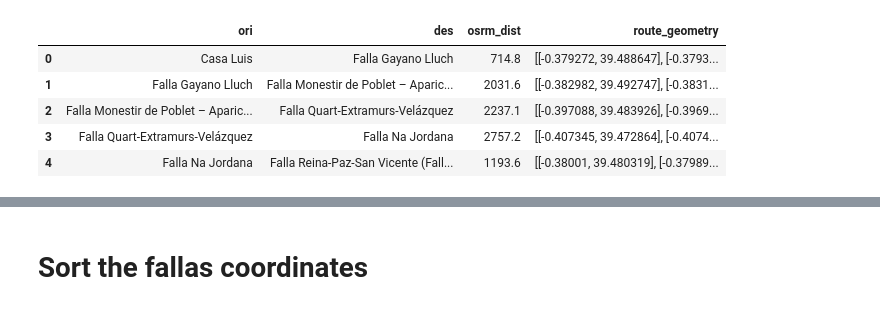
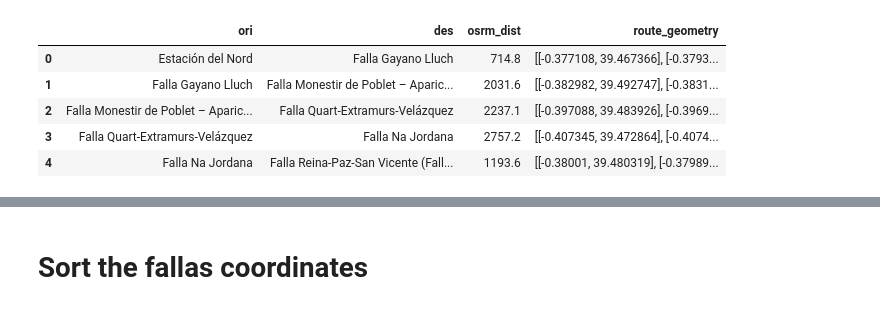
Before and after one commit to palmaluisen/tsp-fallas-valencia, a Jupyter notebook: notebooks/create_maps.ipynb, the cells around one changed output, grey strips where cells are left out. Drawn from its saved outputs; the diff is of its cells as text; code cells hidden in the pictures.

```diff
--- a/notebooks/create_maps.ipynb
+++ b/notebooks/create_maps.ipynb
@@ -3,11 +3,11 @@
 import pandas as pd
 # %%
 # Load datasets
-df_routes = pd.read_csv('data/df_routes_opt.csv')
+df_routes = pd.read_csv('../data/df_routes_opt.csv')
 df_routes.head()
 # %% [output]
 |  | ori | des | osrm_dist | route_geometry |
-| 0 | Casa Luis | Falla Gayano Lluch | 714.8 | [[-0.379272, 39.488647], [-0.3793... |
+| 0 | Estación del Nord | Falla Gayano Lluch | 714.8 | [[-0.377108, 39.467366], [-0.3793... |
 | 1 | Falla Gayano Lluch | Falla Monestir de Poblet – Aparic... | 2031.6 | [[-0.382982, 39.492747], [-0.3831... |
 | 2 | Falla Monestir de Poblet – Aparic... | Falla Quart-Extramurs-Velázquez | 2237.1 | [[-0.397088, 39.483926], [-0.3969... |
 | 3 | Falla Quart-Extramurs-Velázquez | Falla Na Jordana | 2757.2 | [[-0.407345, 39.472864], [-0.4074... |
```
Also changed, not shown: parts of 5 cells of this notebook, 2 other files.
